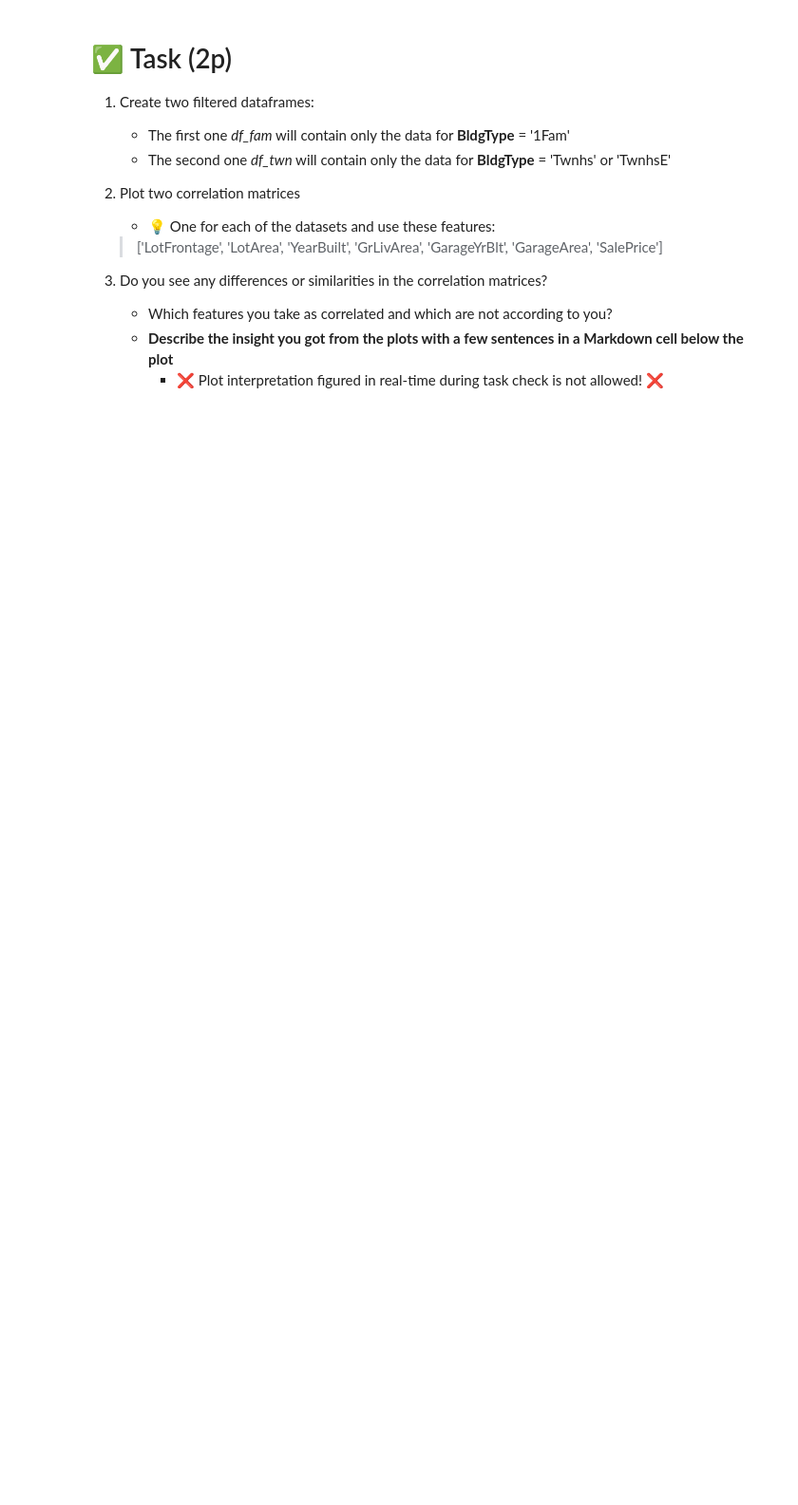
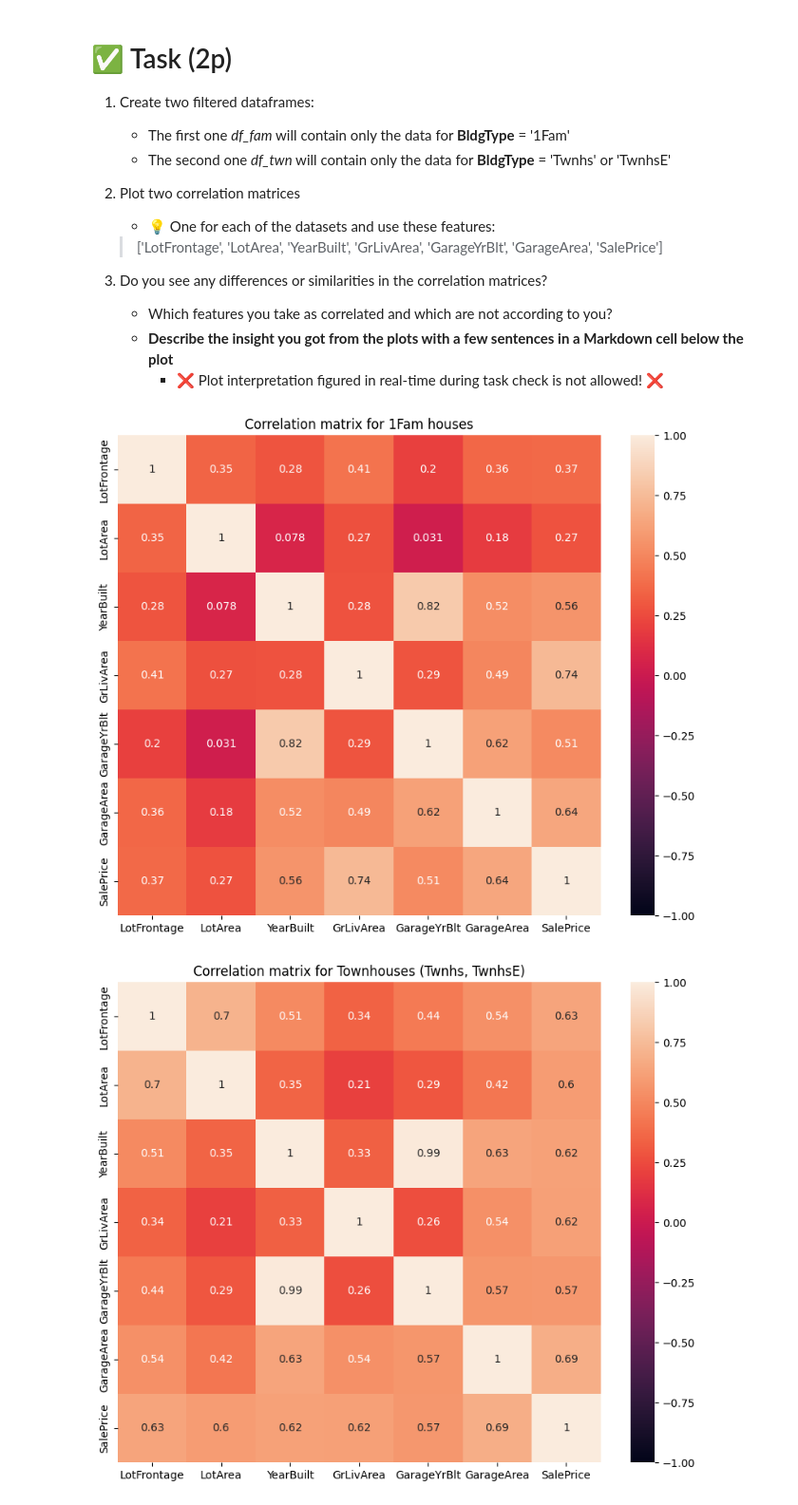
Before and after one commit to deenyse/VSB_ZSU, a Jupyter notebook: fml_03.ipynb, the cells around one changed output. Shown at 95% size. Drawn from its saved outputs; the diff is of its cells as text; code cells hidden in the pictures; blank space fills up the shorter version.

```diff
--- a/fml_03.ipynb
+++ b/fml_03.ipynb
@@ -278,3 +278,24 @@ plt.show()
     * Which features you take as correlated and which are not according to you?
     * **Describe the insight you got from the plots with a few sentences in a Markdown cell below the plot**
         * ❌ Plot interpretation figured in real-time during task check is not allowed! ❌
+# %%
+df_fam = df[df['BldgType'] == '1Fam'].copy()
+df_twn = df[df['BldgType'].isin(['Twnhs', 'TwnhsE'])].copy()
+
+features = ['LotFrontage', 'LotArea', 'YearBuilt', 'GrLivArea', 'GarageYrBlt', 'GarageArea', 'SalePrice']
+
+corr_fam = df_fam[features].corr()
+corr_twn = df_twn[features].corr()
+
+plt.figure(figsize=(10, 8))
+sns.heatmap(corr_fam, annot=True, vmin=-1, vmax=1)
+plt.title("Correlation matrix for 1Fam houses")
+plt.show()
+
+plt.figure(figsize=(10, 8))
+sns.heatmap(corr_twn, annot=True, vmin=-1, vmax=1)
+plt.title("Correlation matrix for Townhouses (Twnhs, TwnhsE)")
+plt.show()
+# %% [output]
+[figure, added]
+[figure, added]
```
